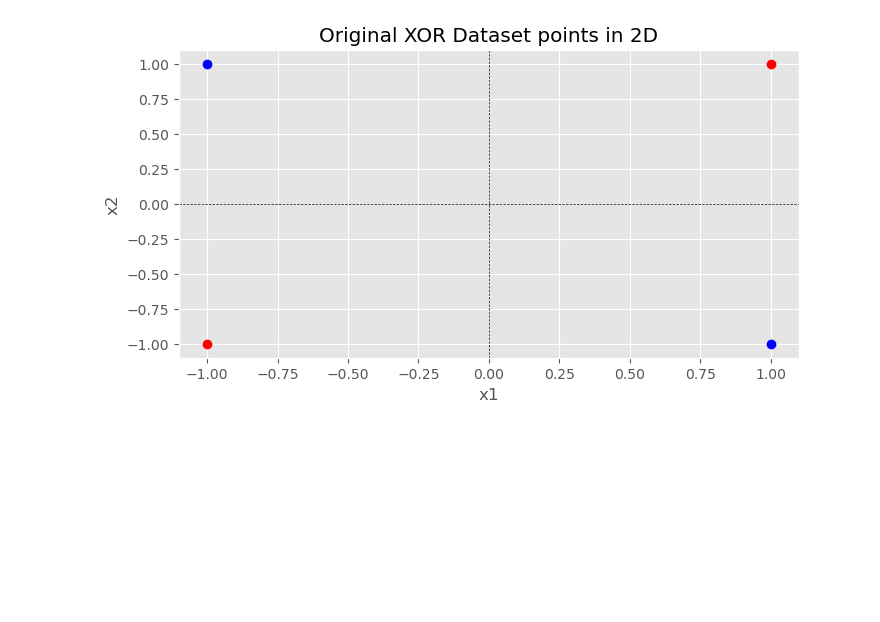
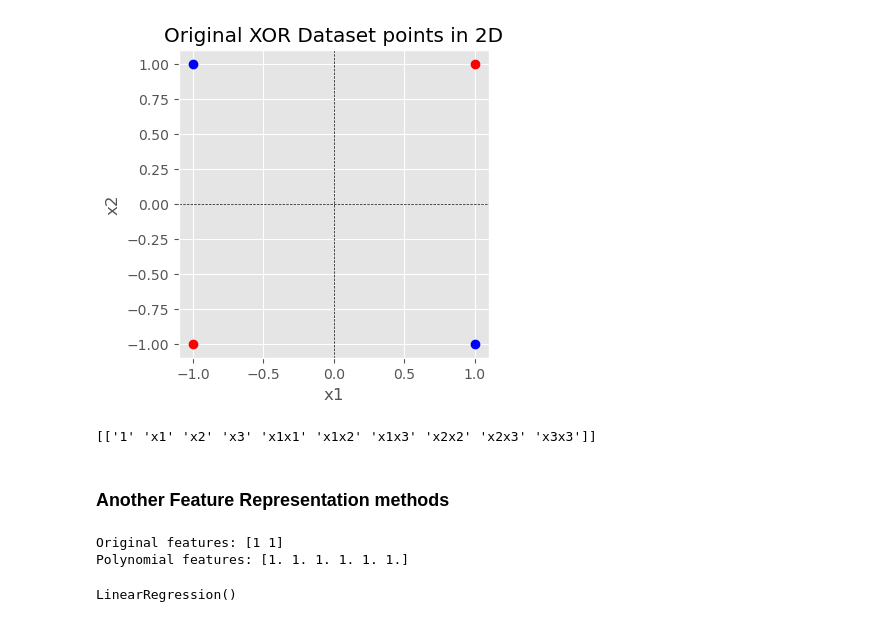
Before and after one commit to SharanJaiswal/py, a Jupyter notebook: DSc/vizuara_ml/03_feature_representation_XOR.ipynb, the cells around one changed output. Saved outputs shown, nothing was run; the diff lists cells and outputs as text; code cells hidden in the pictures; blank space fills up the shorter version.

```diff
--- a/DSc/vizuara_ml/03_feature_representation_XOR.ipynb
+++ b/DSc/vizuara_ml/03_feature_representation_XOR.ipynb
@@ -10,18 +10,18 @@ X = np.array([[1, 1], [-1, -1], [1, -1], [-1, 1]])
 y = np.array([1, 1, -1, -1])
 # %%
 # Plotting the 2D points
-plt.figure(figsize=(8, 4))
+plt.figure(figsize=(4,4))
 
 for i, label in enumerate(y):
     plt.plot(X[i, 0], X[i, 1], 'ro' if label == 1 else 'bo')
 plt.xlabel('x1')
 plt.ylabel('x2')
 plt.title('Original XOR Dataset points in 2D')
 plt.axhline(0, color='black',linewidth=0.5, ls='--')
 plt.axvline(0, color='black',linewidth=0.5, ls='--')
 plt.grid(True)
 # %% [output]
-[figure, old version]
+[figure, new version]
 # %%
 # Applying feature transformation to 3D: x3 = x1 * x2
 X_transformed = np.hstack((X, (X[:, 0] * X[:, 1]).reshape(-1, 1)))
@@ -42,0 +55,45 @@ fig.update_layout(title='Transformed XOR points in 3D with separator', scene=dic
+# %%
+# More robust polynomial basis featurization technique
+def expand_features_degree_n(X, degree):
+    from itertools import combinations_with_replacement
+    m_feature_samples, n_feature_components = X.shape
+    X_expanded = np.full((m_feature_samples, 1), "1", dtype='object')
+    for deg in range(1, degree+1):
+        combos = list(combinations_with_replacement(range(n_feature_components), deg))
+        X_interim = np.full((m_feature_samples, len(combos)), "", dtype='object')
+
+        for itr, combo in enumerate(combos):
+            for idx in combo:
+                X_interim[:, itr] += X[:, idx]
+
+        X_expanded = np.hstack((X_expanded, X_interim))
+
+    return X_expanded
+
+_X = np.array([["x1", "x2", "x3"]])
+print(expand_features_degree_n(_X, 2))
+# %% [output]
+[['1' 'x1' 'x2' 'x3' 'x1x1' 'x1x2' 'x1x3' 'x2x2' 'x2x3' 'x3x3']]
+# %% [markdown]
+### Another Feature Representation methods
+# %%
+from sklearn.linear_model import LinearRegression
+from sklearn.preprocessing import PolynomialFeatures
+
+# Create polynomial features
+poly = PolynomialFeatures(degree=2, include_bias=True)
+X_poly = poly.fit_transform(X)
+
+print("Original features:", X[0])  # [2, 3]
+print("Polynomial features:", X_poly[0])  # [1, 2, 3, 4, 6, 9]
+#                                         [1, x₁, x₂, x₁², x₁x₂, x₂²]
+
+# Fit linear model to polynomial features
+model = LinearRegression()
+model.fit(X_poly, y)
+
+# Result: polynomial curve fitted using linear regression
+# %% [output]
+Original features: [1 1]
+Polynomial features: [1. 1. 1. 1. 1. 1.]
+LinearRegression()
```
Also changed, not shown: parts of 2 cells of this notebook, 21 other files.
